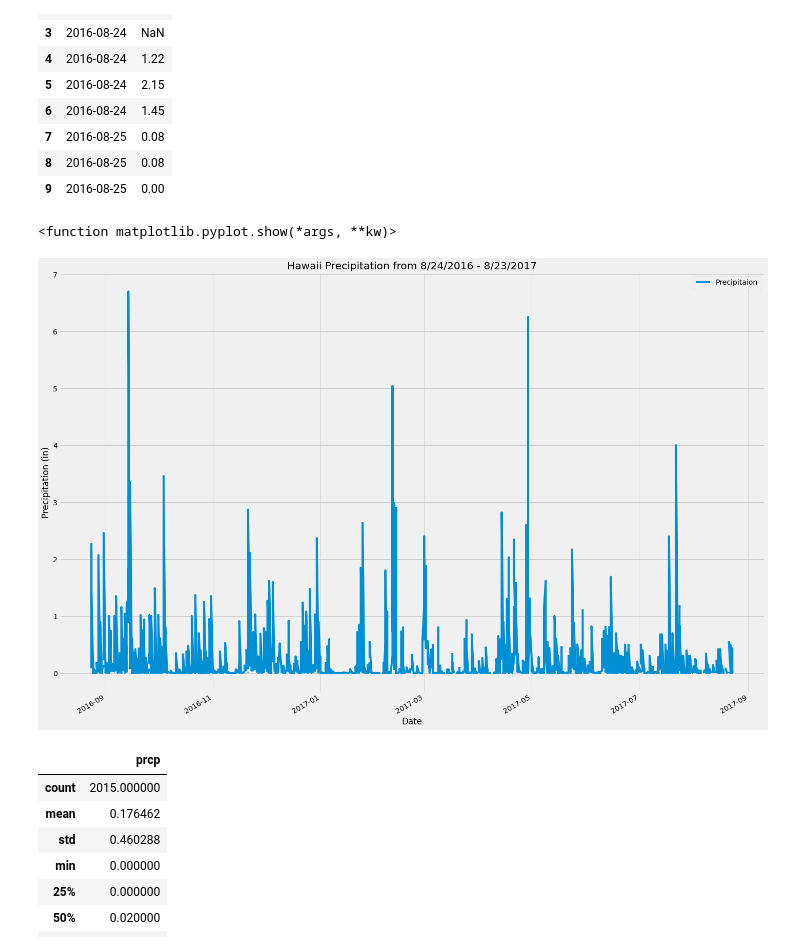
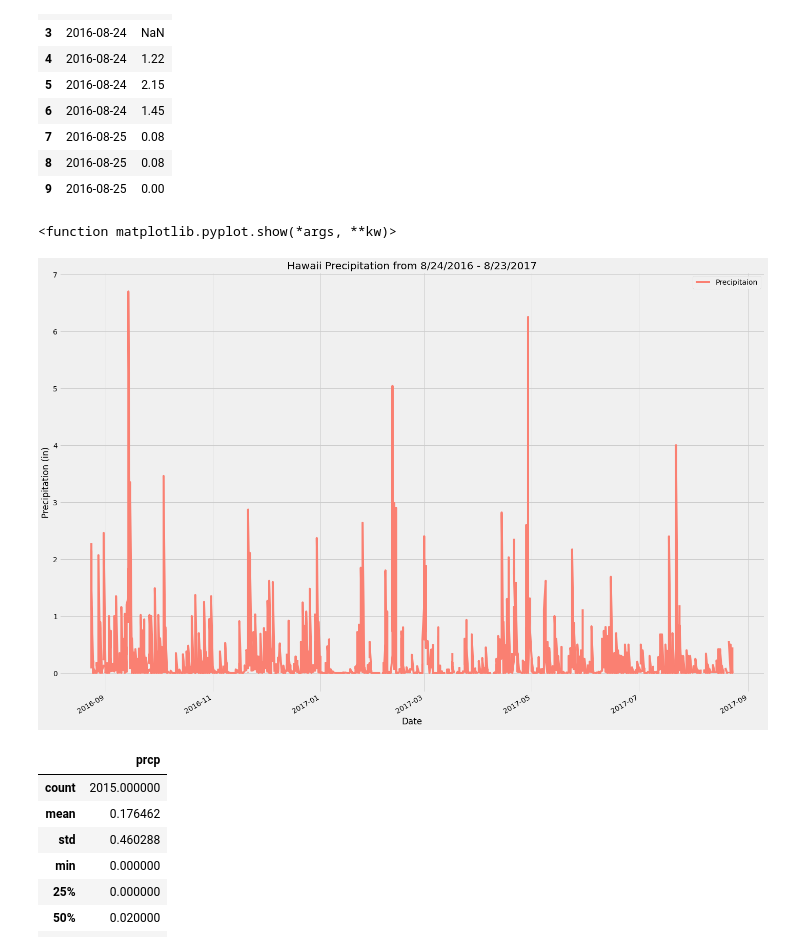
Before and after one commit to jwtkns00/SQL-Alchemy, a Jupyter notebook: climate_analysis.ipynb, the cells around one changed output. Saved outputs shown, nothing was run; the diff lists cells and outputs as text; code cells hidden in the pictures.

```diff
--- a/climate_analysis.ipynb
+++ b/climate_analysis.ipynb
@@ -78,17 +78,17 @@ prcp_df.head(10)
 | 9 | 2016-08-25 | 0.00 |
 # %%
 # Use Pandas Plotting with Matplotlib to plot the data
-prcp_df.plot('date','prcp', figsize = (20,13))
+prcp_df.plot('date','prcp', figsize = (20,13), color = 'salmon')
 plt.xlabel("Date")
 plt.ylabel("Precipitation (in)")
 plt.title("Hawaii Precipitation from 8/24/2016 - 8/23/2017")
 plt.legend(["Precipitaion"])
-plt.savefig("Images/Precipitation.png")
+plt.savefig("Images/Hawaii_Precipitation.png")
 plt.tight_layout()
 plt.show
 # %% [output]
 <function matplotlib.pyplot.show(*args, **kw)>
-[figure, old version]
+[figure, new version]
 # %%
 # Use Pandas to calcualte the summary statistics for the precipitation data
 prcp_df.describe()
```
Also changed, not shown: parts of 1 cell of this notebook, 2 other files.
